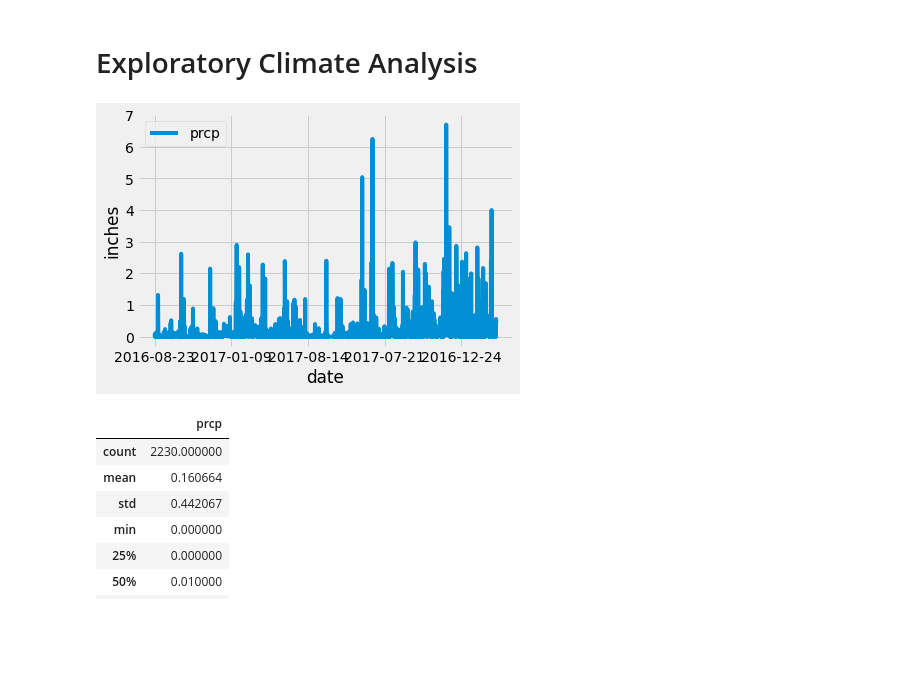
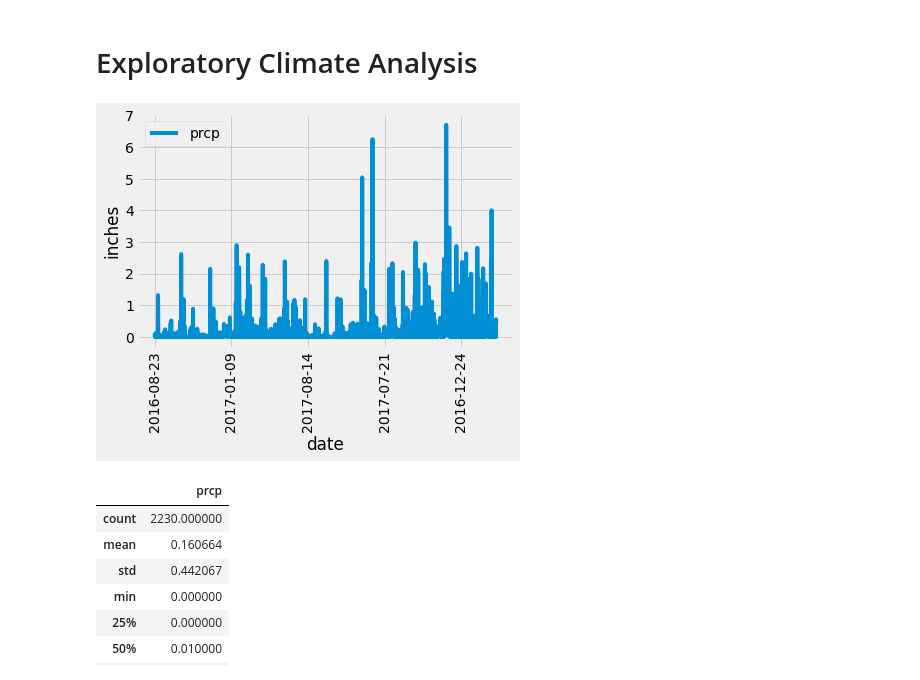
Before and after one commit to ichakrabarty/sqlalchemy-challenge, a Jupyter notebook: climate_starter.ipynb, the cells around one changed output. Saved outputs shown, nothing was run; the diff lists cells and outputs as text; code cells hidden in the pictures; blank space fills up the shorter version.

```diff
--- a/climate_starter.ipynb
+++ b/climate_starter.ipynb
@@ -40,26 +40,27 @@ session = Session(engine)
 # %%
 # Design a query to retrieve the last 12 months of precipitation data and plot the results
 
 # Calculate the date 1 year ago from the last data point in the database
 session.query(Measurement.date).order_by(Measurement.date.desc()).first()
 year_ago = dt.date(2017, 8, 23) - dt.timedelta(days=365)
 
 # Perform a query to retrieve the data and precipitation scores
 prec_year = session.query(Measurement.date, Measurement.prcp).filter(Measurement.date >= '2016-08-23').all()
 
 # Save the query results as a Pandas DataFrame and set the index to the date column
 prec_year_df = pd.DataFrame(prec_year)
 prec_year_df['prcp'] = prec_year_df['prcp'].fillna(0)
 
 # Sort the dataframe by date
-prec_year_df.sort_values(by = 'date')
+prec_year_df.sort_values(by = 'date').set_index('date')
 
 # Use Pandas Plotting with Matplotlib to plot the data
 prec_year_df.plot(x = 'date', y = 'prcp')
 plt.ylabel('inches')
+plt.xticks(rotation = 90)
 plt.show()
 # %% [output]
-[figure, old version]
+[figure, new version]
 # %%
 # Use Pandas to calculate the summary statistics for the precipitation data
 prec_year_df.describe()
```
Also changed, not shown: parts of 4 cells of this notebook.
